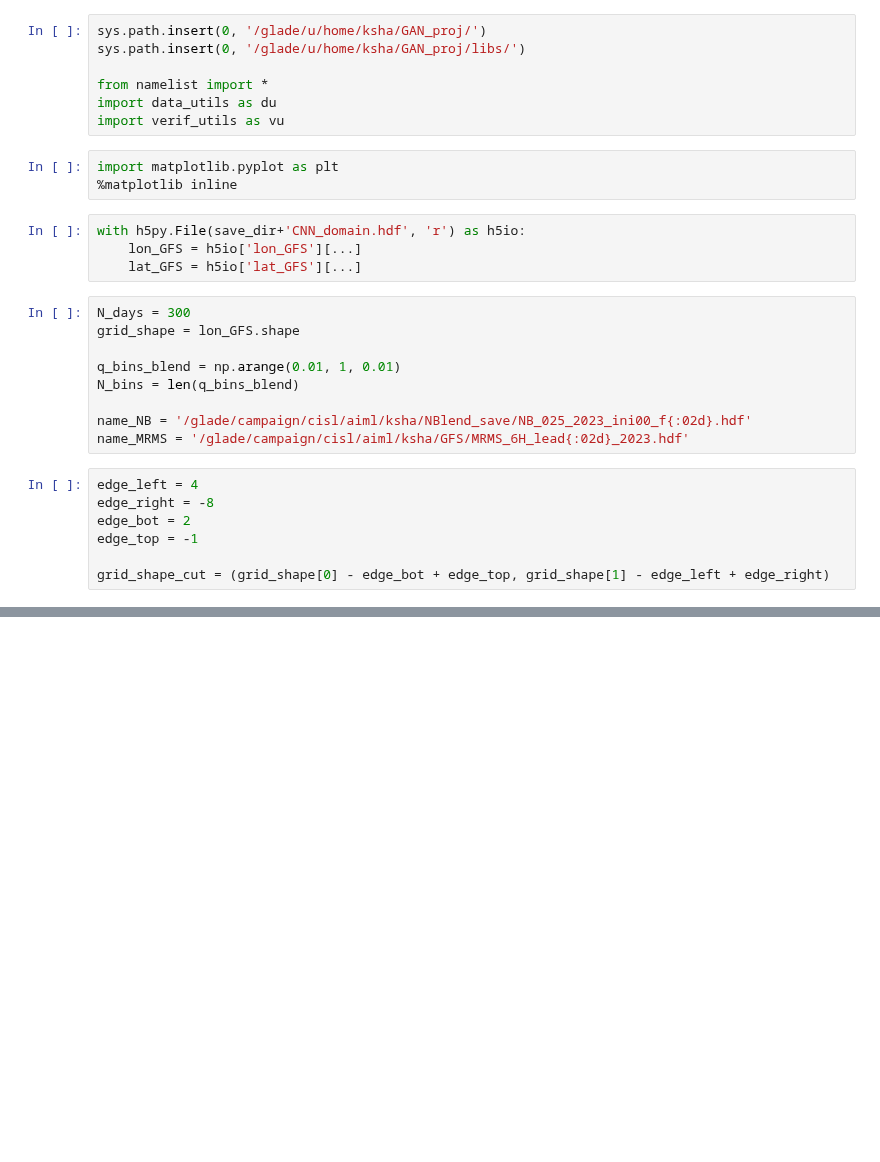
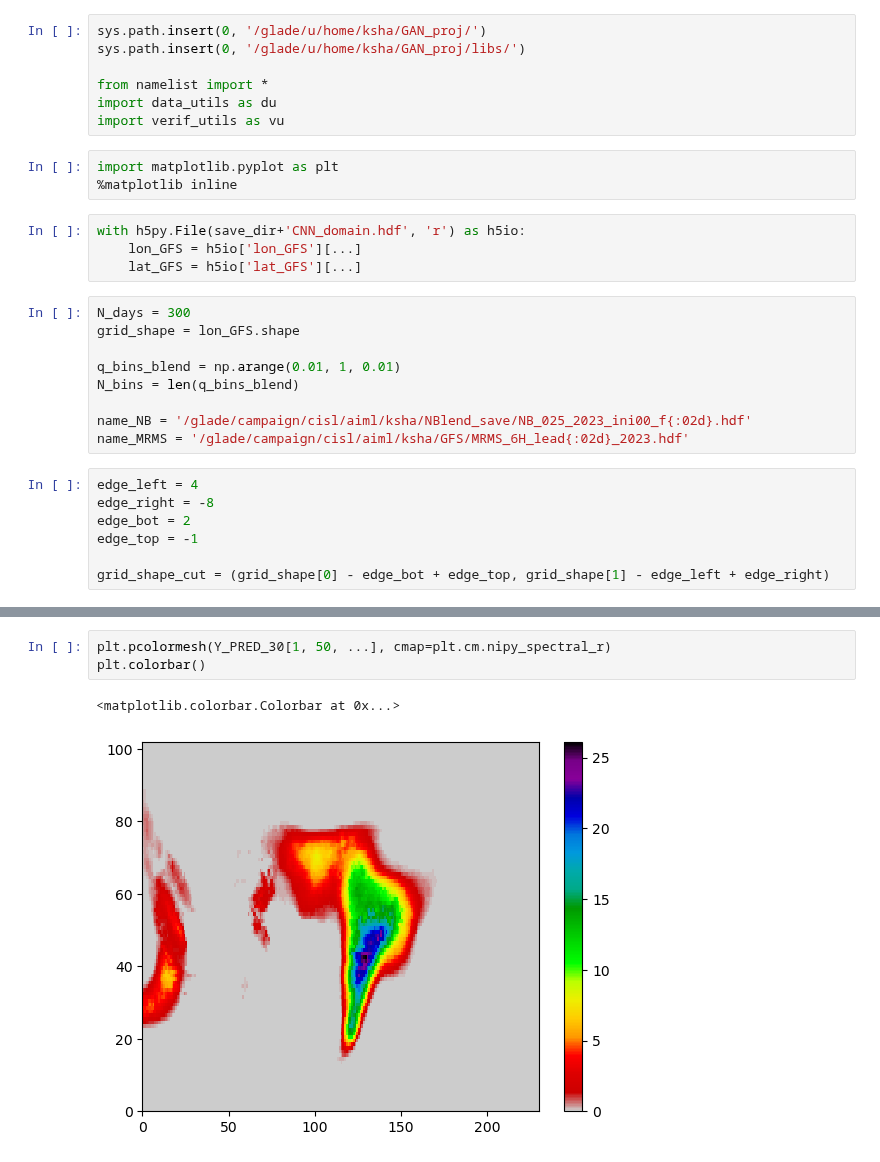
Before and after one commit to yingkaisha/MRMS_diffusion_bridge, a Jupyter notebook: EVAL02_CRPS_National_Blend.ipynb, the cells around one changed output, grey strips where cells are left out. Drawn from its saved outputs; the diff is of its cells as text; blank space fills up the shorter version.

```diff
--- a/EVAL02_CRPS_National_Blend.ipynb
+++ b/EVAL02_CRPS_National_Blend.ipynb
@@ -219,0 +141,6 @@ np.sum(APCP_q - APCP_q2)
+# %%
+plt.pcolormesh(Y_PRED_30[1, 50, ...], cmap=plt.cm.nipy_spectral_r)
+plt.colorbar()
+# %% [output]
+<matplotlib.colorbar.Colorbar at 0x...>
+[figure, added]
```
Also changed, not shown: parts of 43 cells of this notebook, 12 other files.
